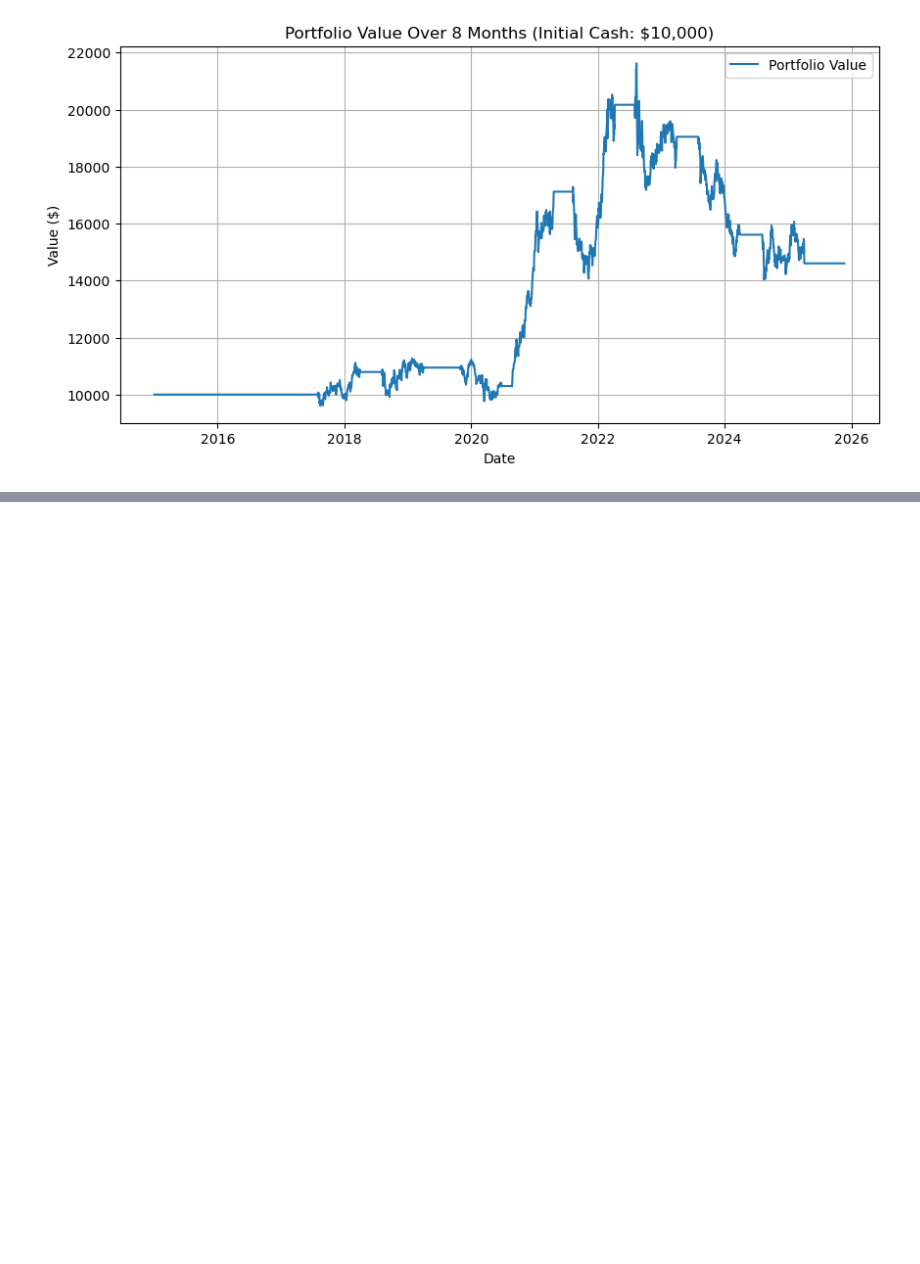
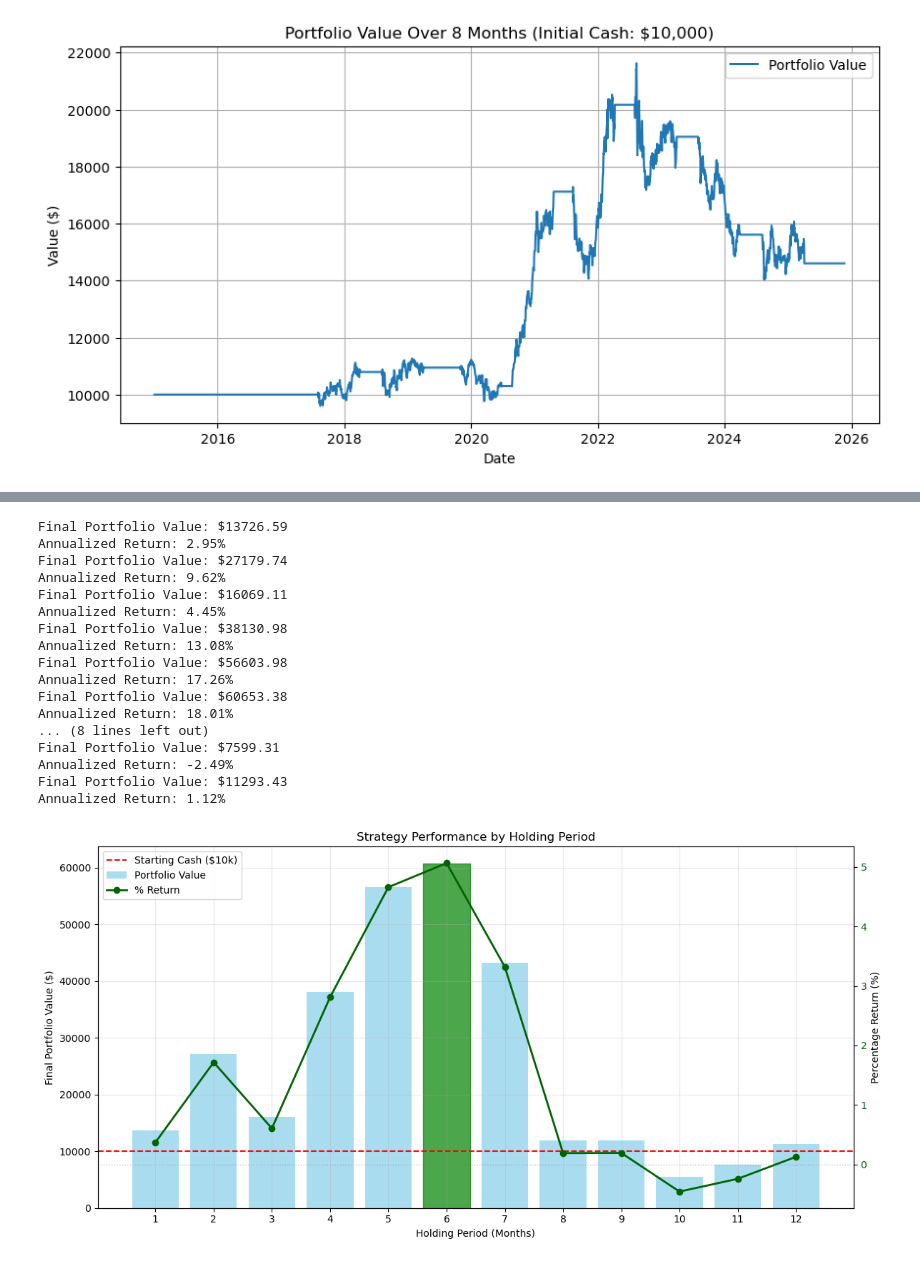
Before and after one commit to hansel7121/Seasonal-Trading-Crop-Commodities-Based-on-Extreme-Weather-Events-, a Jupyter notebook: presentation.ipynb, the cells around one changed output, grey strips where cells are left out. Saved outputs shown, nothing was run; the diff lists cells and outputs as text; code cells hidden in the pictures; blank space fills up the shorter version.

```diff
--- a/presentation.ipynb
+++ b/presentation.ipynb
@@ -461,0 +497,24 @@ Critical Time Periods: all year round
+# %%
+best_hogs_months, best_hogs_pnl, hogs_cash_results, hogs_return_results = optimize_holding_period(
+    hogs_prices, hogs_buy_signals, 1, 12
+)
+plot_optimization_results(hogs_cash_results, hogs_return_results, best_hogs_months)
+# %% [output]
+Final Portfolio Value: $13726.59
+Annualized Return: 2.95%
+Final Portfolio Value: $27179.74
+Annualized Return: 9.62%
+Final Portfolio Value: $16069.11
+Annualized Return: 4.45%
+Final Portfolio Value: $38130.98
+Annualized Return: 13.08%
+Final Portfolio Value: $56603.98
+Annualized Return: 17.26%
+Final Portfolio Value: $60653.38
+Annualized Return: 18.01%
+... (8 lines left out)
+Final Portfolio Value: $7599.31
+Annualized Return: -2.49%
+Final Portfolio Value: $11293.43
+Annualized Return: 1.12%
+[figure, added]
```
Also changed, not shown: parts of 6 cells of this notebook.
